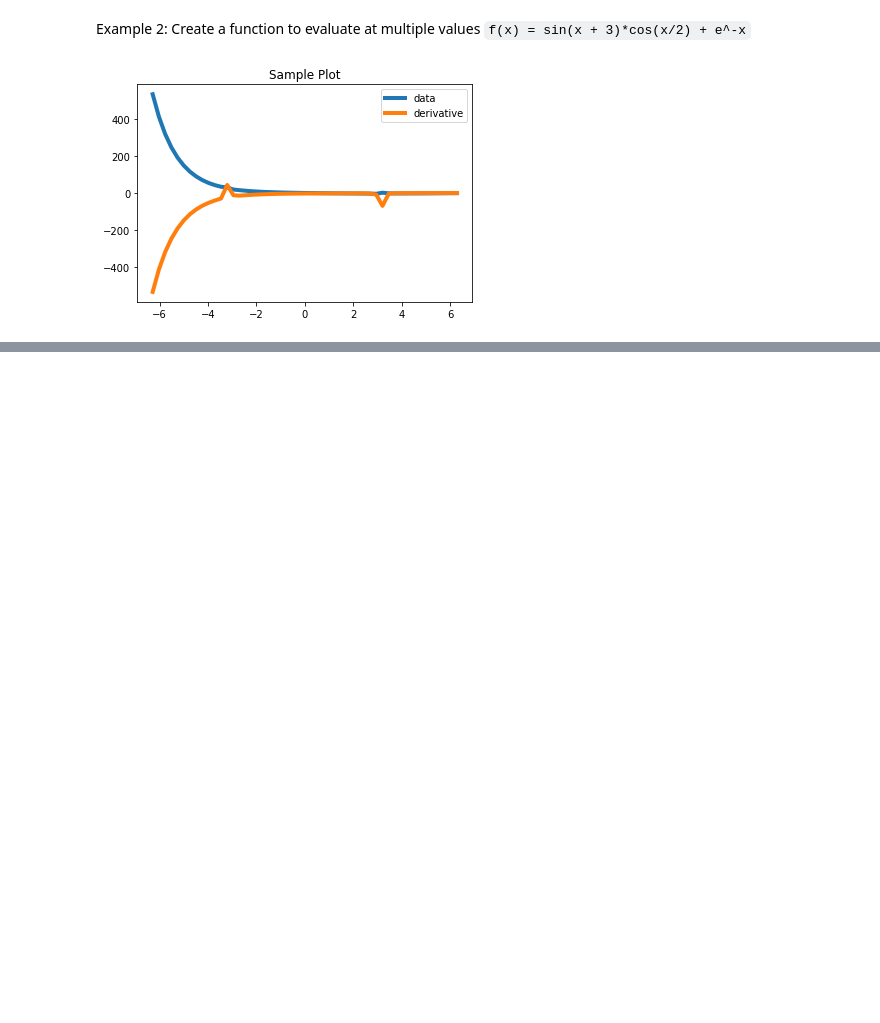
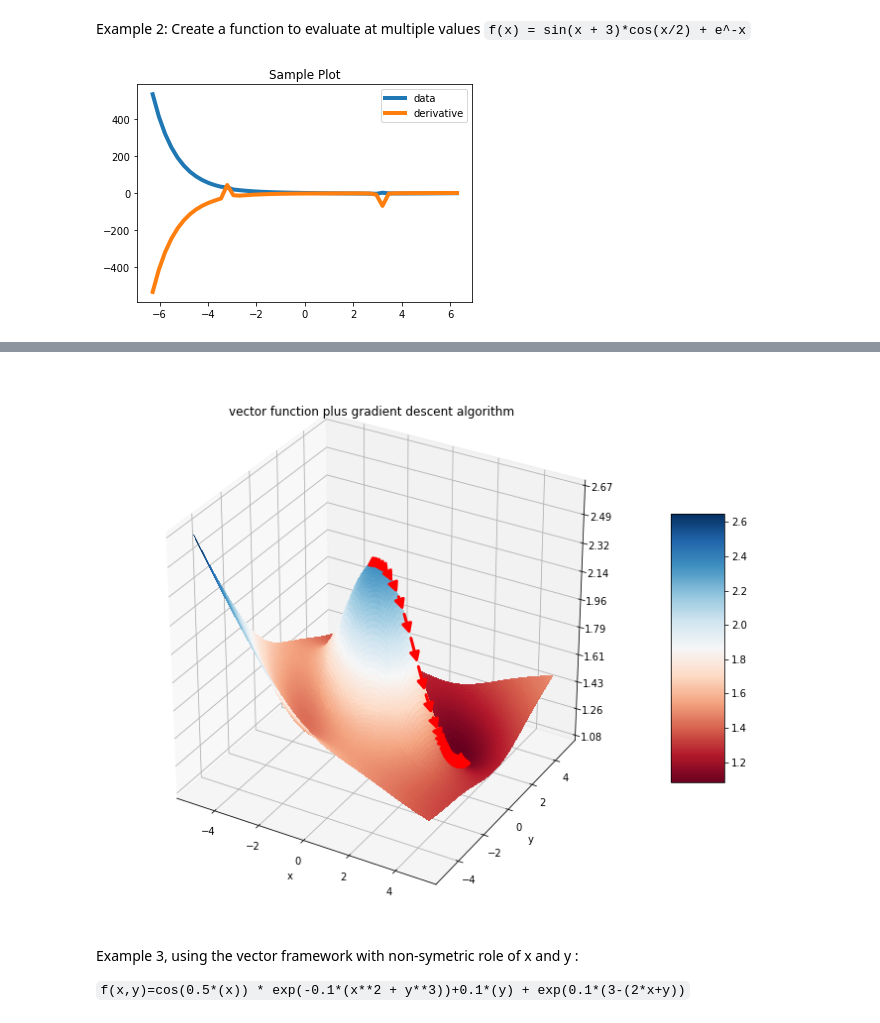
Before and after one commit to cs207-project-group4/cs207-FinalProject, a Jupyter notebook: Demo_Notebook.ipynb, the cells around one changed output, grey strips where cells are left out. Saved outputs shown, nothing was run; the diff lists cells and outputs as text; code cells hidden in the pictures; blank space fills up the shorter version.

Commit message:
adding demo with non_symetric function

```diff
--- a/Demo_Notebook.ipynb
+++ b/Demo_Notebook.ipynb
@@ -136,15 +136,6 @@ def vector_function(x,y):
     b3 = b1*b2+0.1*sum_block(x1)+exp(0.1*(3-(sum_block(x1))))
 
     return(b3.data,b3.gradient)
-
-def data_function(x,y):
-    data, grad= vector_function(x,y)
-    return(data)
-# %%
-x=np.linspace(-5,5,100)
-y=np.linspace(-5,5,100)
-
-X,Y=np.meshgrid(x,y)
 # %%
 from mpl_toolkits.mplot3d import Axes3D
 from matplotlib import cm
@@ -212,0 +213,8 @@ plt.show()
+# %%
+plot_nice_surface_and_gradients(vector_function, -5,5)
+# %% [output]
+[figure, added]
+# %% [markdown]
+Example 3, using the vector framework with non-symetric role of x and y :
+
+`f(x,y)=cos(0.5*(x)) * exp(-0.1*(x**2 + y**3))+0.1*(y) + exp(0.1*(3-(2*x+y))`
```
Also changed, not shown: parts of 4 cells of this notebook.
